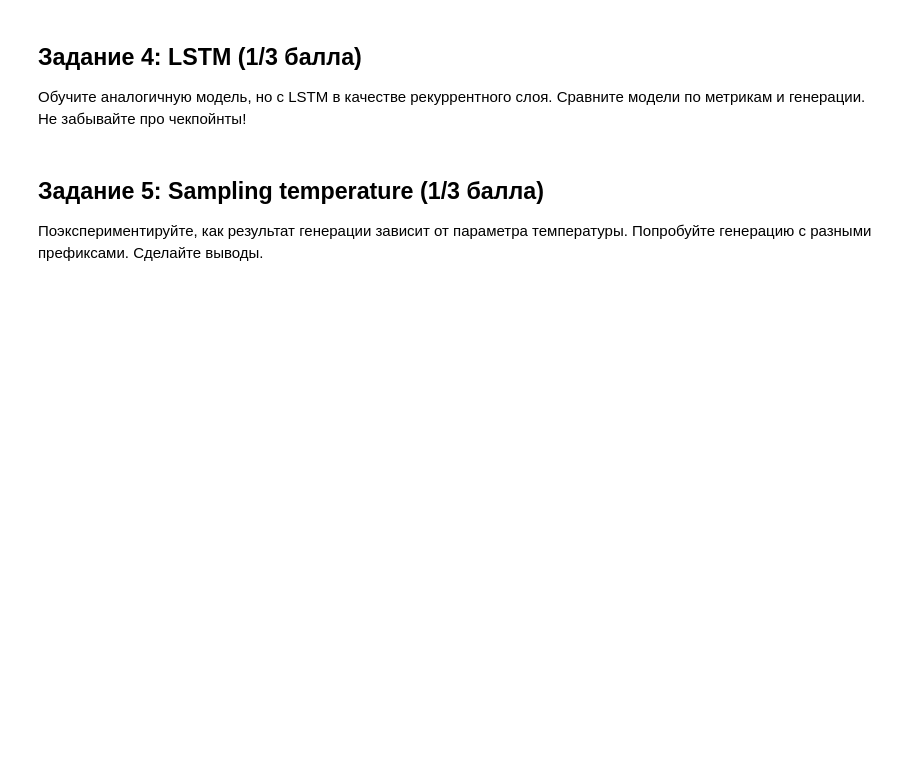
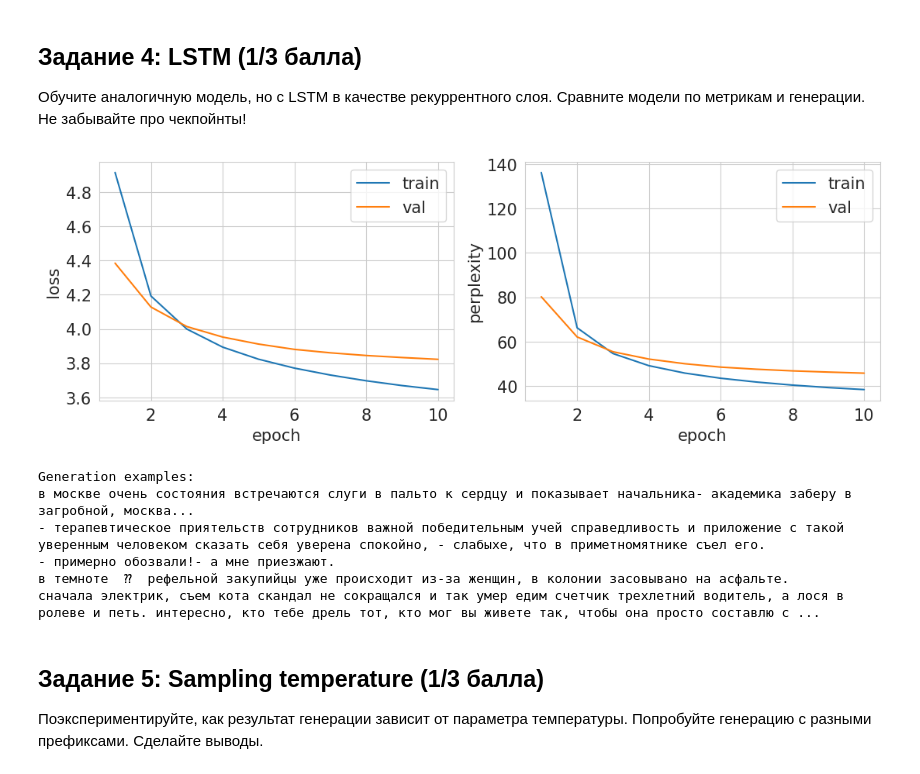
Before and after one commit to TaniaZharova2205/HSE, a Jupyter notebook: DL_1(4)/homeworks/HW4/HW4.ipynb, the cells around one changed output. Cells and saved outputs as stored; diff of their text form; code cells hidden in the pictures; blank space fills up the shorter version.

```diff
--- a/DL_1(4)/homeworks/HW4/HW4.ipynb
+++ b/DL_1(4)/homeworks/HW4/HW4.ipynb
@@ -126,4 +136,21 @@ Error:
 
 Обучите аналогичную модель, но с LSTM в качестве рекуррентного слоя. Сравните модели по метрикам и генерации. Не забывайте про чекпойнты!
 # %%
-# YOUR CODE HERE (⊃｡•́‿•̀｡)⊃━✿✿✿✿✿✿
+model_lstm = LanguageModel(dataset=train_set, rnn_type=torch.nn.LSTM).to(device)
+optimizer_lstm = optim.Adam(model_lstm.parameters(), lr=1e-3)
+train(
+    model=model_lstm,
+    optimizer=optimizer_lstm,
+    scheduler=None,
+    train_loader=train_loader,
+    val_loader=val_loader,
+    num_epochs=10
+)
+# %% [output]
+[figure, added]
+Generation examples:
+в москве очень состояния встречаются слуги в пальто к сердцу и показывает начальника- академика заберу в загробной, москва...
+- терапевтическое приятельств сотрудников важной победительным учей справедливость и приложение с такой уверенным человеком сказать себя уверена спокойно, - слабыхе, что в приметномятнике съел его.
+- примерно обозвали!- а мне приезжают.
+в темноте  ⁇  рефельной закупийцы уже происходит из-за женщин, в колонии засовывано на асфальте.
+сначала электрик, съем кота скандал не сокращался и так умер едим счетчик трехлетний водитель, а лося в ролеве и петь. интересно, кто тебе дрель тот, кто мог вы живете так, чтобы она просто составлю с ...
```
Also changed, not shown: parts of 10 cells of this notebook, 5 other files.
